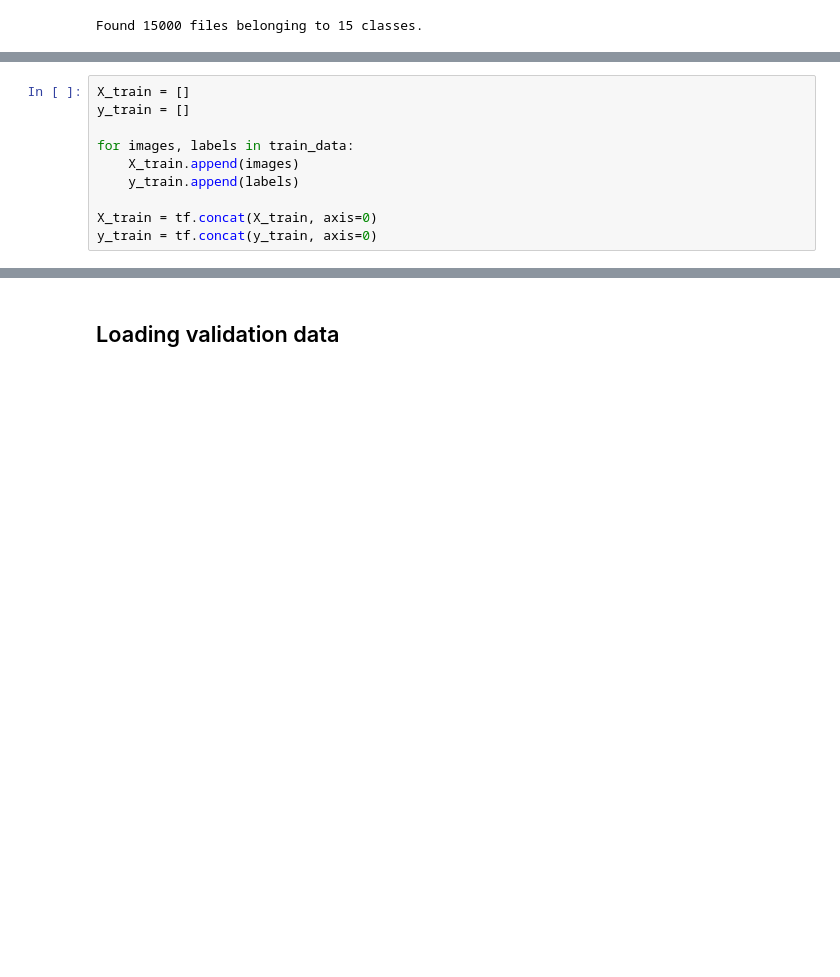
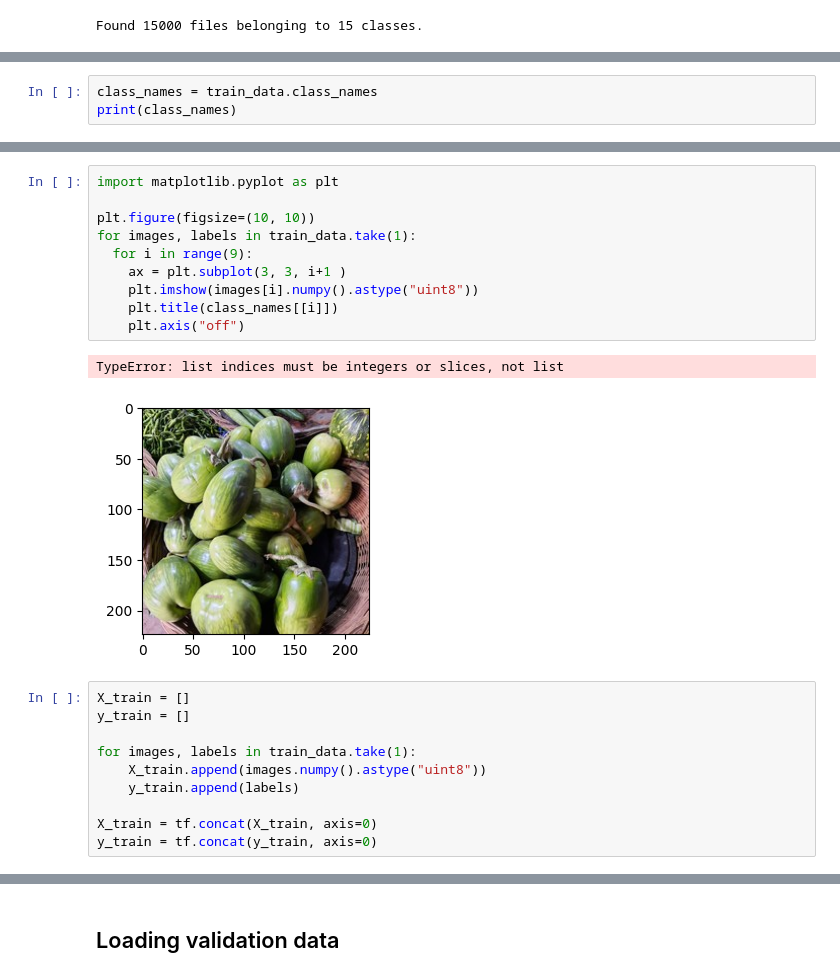
Before and after one commit to ArthurDercq/veggideas, a Jupyter notebook: notebooks/load_data.ipynb, the cells around one changed output, grey strips where cells are left out. Cells and saved outputs as stored; diff of their text form; blank space fills up the shorter version.

```diff
--- a/notebooks/load_data.ipynb
+++ b/notebooks/load_data.ipynb
@@ -26,0 +27,3 @@ tensorflow.python.data.ops.batch_op._BatchDataset
+# %%
+class_names = train_data.class_names
+print(class_names)
@@ -27,9 +44,22 @@ tensorflow.python.data.ops.batch_op._BatchDataset
+# %%
+import matplotlib.pyplot as plt
+
+plt.figure(figsize=(10, 10))
+for images, labels in train_data.take(1):
+  for i in range(9):
+    ax = plt.subplot(3, 3, i+1 )
+    plt.imshow(images[i].numpy().astype("uint8"))
+    plt.title(class_names[[i]])
+    plt.axis("off")
+# %% [output]
+TypeError: list indices must be integers or slices, not list
+[figure, added]
 # %%
 X_train = []
 y_train = []
 
-for images, labels in train_data:
-    X_train.append(images)
+for images, labels in train_data.take(1):
+    X_train.append(images.numpy().astype("uint8"))
     y_train.append(labels)
 
 X_train = tf.concat(X_train, axis=0)
```
Also changed, not shown: parts of 6 cells of this notebook, 1 other file.
